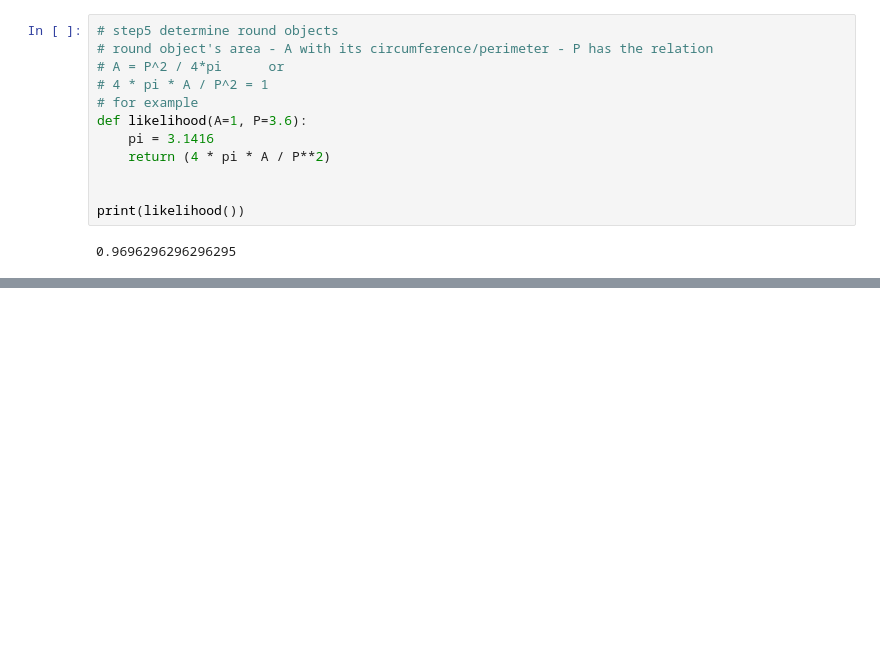
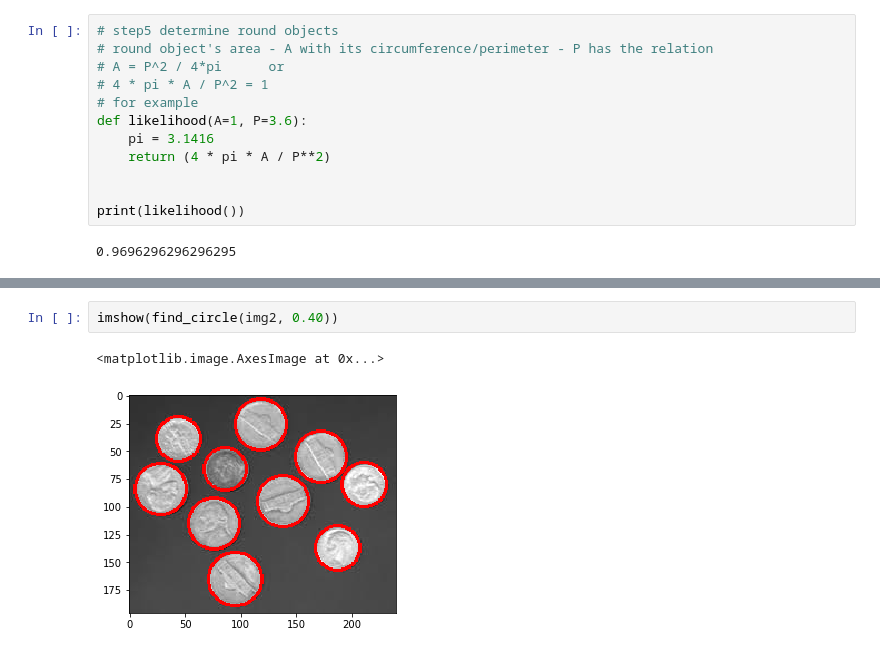
Before and after one commit to samleoqh/digital-img-ana, a Jupyter notebook: exercise/obj_des_1.ipynb, the cells around one changed output, grey strips where cells are left out. Drawn from its saved outputs; the diff is of its cells as text; blank space fills up the shorter version.

```diff
--- a/exercise/obj_des_1.ipynb
+++ b/exercise/obj_des_1.ipynb
@@ -197,0 +219,5 @@ imshow(find_circle(gray_img, 0.70),cmap='magma', interpolation='none')
+# %%
+imshow(find_circle(img2, 0.40))
+# %% [output]
+<matplotlib.image.AxesImage at 0x...>
+[figure, added]
```
Also changed, not shown: parts of 12 cells of this notebook.
